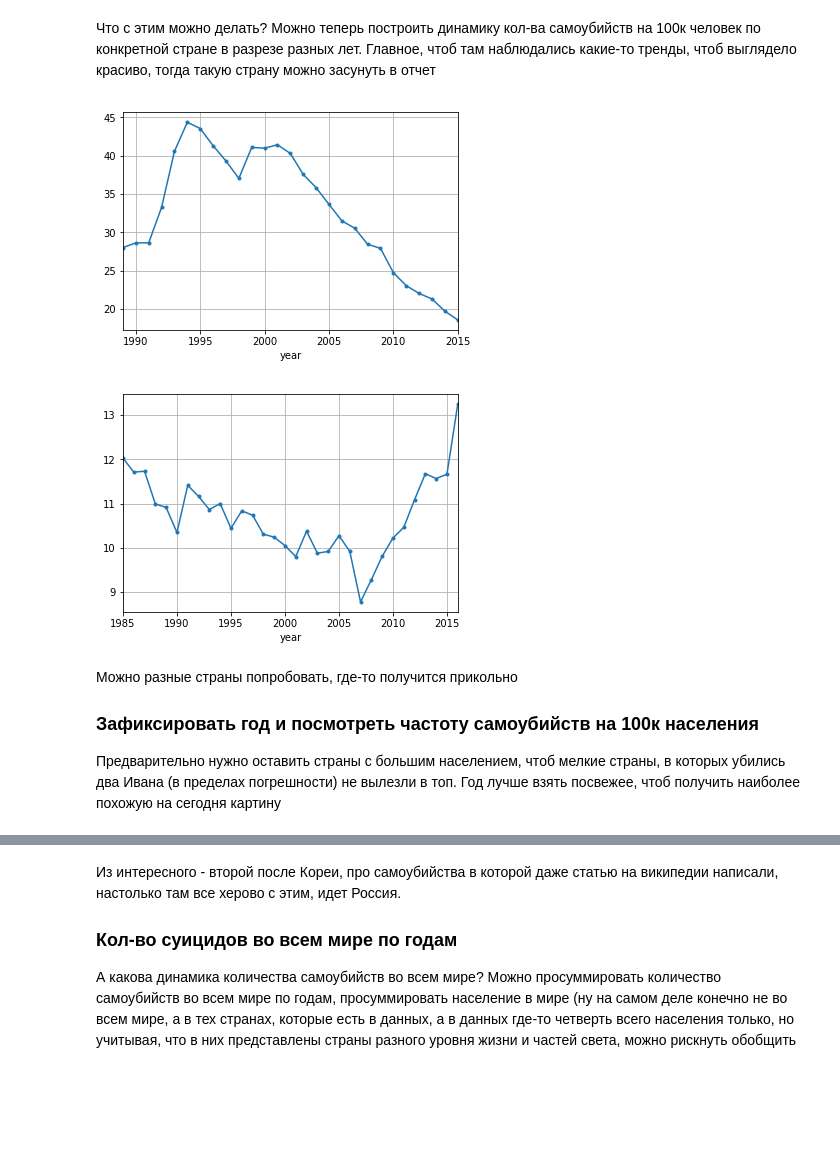
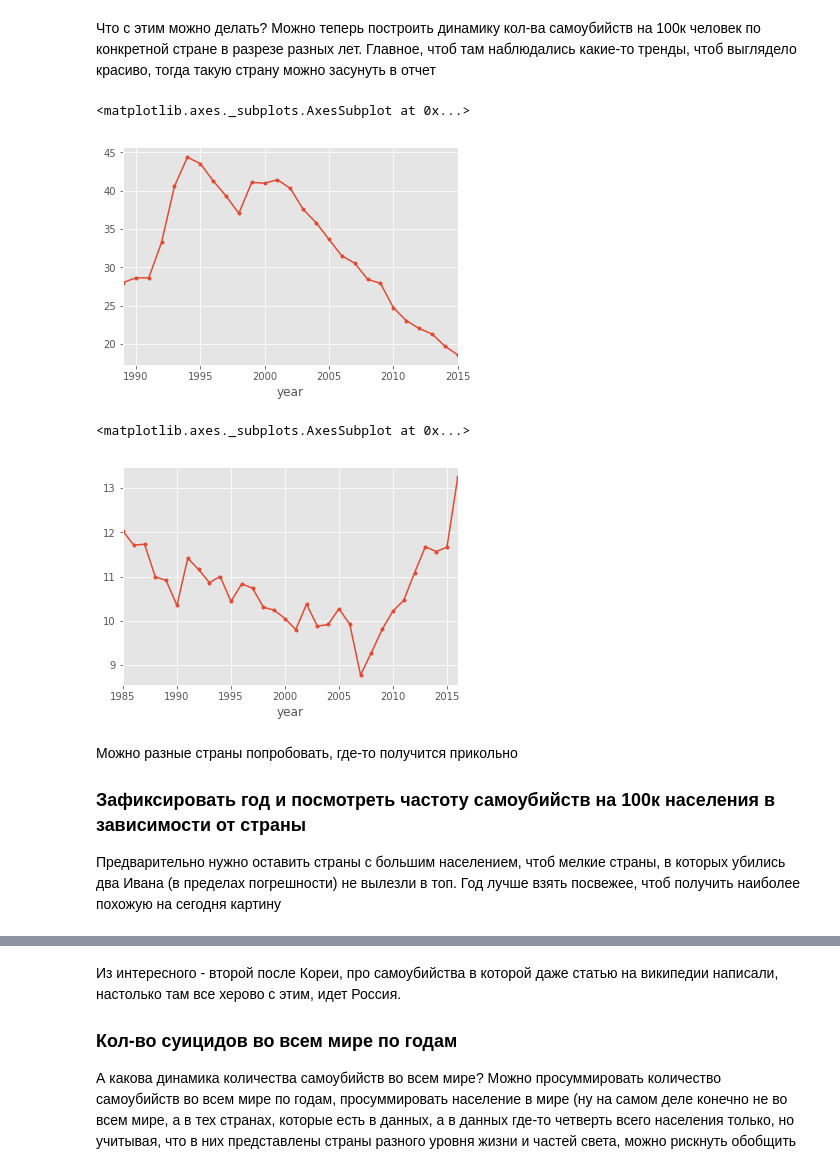
Before and after one commit to iagorshkov/Data_analysis_projects, a Jupyter notebook: world_suicide_rate.ipynb, the cells around one changed output, grey strips where cells are left out. Drawn from its saved outputs; the diff is of its cells as text; code cells hidden in the pictures; blank space fills up the shorter version.

```diff
--- a/world_suicide_rate.ipynb
+++ b/world_suicide_rate.ipynb
@@ -4,9 +4,13 @@
 import pandas as pd
 import matplotlib.pyplot as plt
 %matplotlib inline
+import numpy as np
+from sklearn.linear_model import LinearRegression
+import seaborn as sns
+plt.style.use('ggplot')
 # %%
 #Загрузим данные
-df = pd.read_csv('../Downloads/master.csv')
+df = pd.read_csv('data/master.csv')
 df.head()
 # %% [output]
 |  | country | year | sex | age | suicides_no | population | suicides/100k pop | country-year | ... |
@@ -78,19 +111,19 @@ agg_country_year.head()
 # %%
 #Например, норм получается с Россией - резкий рост с пиком в 1994, а с 2001 наблюдается только падение
 agg_country_year[agg_country_year.country == 'Russian Federation'].set_index('year')['suicides/100k'].plot(kind='line', style='.-')
-plt.grid()
 # %% [output]
+<matplotlib.axes._subplots.AxesSubplot at 0x...>
-[figure, old version]
+[figure, new version]
 # %%
 #А в Нидерландах с 2007 года почему-то все резко стали убиваться
 agg_country_year[agg_country_year.country == 'Netherlands'].set_index('year')['suicides/100k'].plot(kind='line', style='.-')
-plt.grid()
 # %% [output]
+<matplotlib.axes._subplots.AxesSubplot at 0x...>
-[figure, old version]
+[figure, new version]
 # %% [markdown]
 Можно разные страны попробовать, где-то получится прикольно
 
-### Зафиксировать год и посмотреть частоту самоубийств на 100к населения
+### Зафиксировать год и посмотреть частоту самоубийств на 100к населения в зависимости от страны
 
 Предварительно нужно оставить страны с большим населением, чтоб мелкие страны, в которых убились два Ивана (в пределах погрешности) не вылезли в топ. Год лучше взять посвежее, чтоб получить наиболее похожую на сегодня картину
 # %%
```
Also changed, not shown: parts of 24 cells of this notebook.
